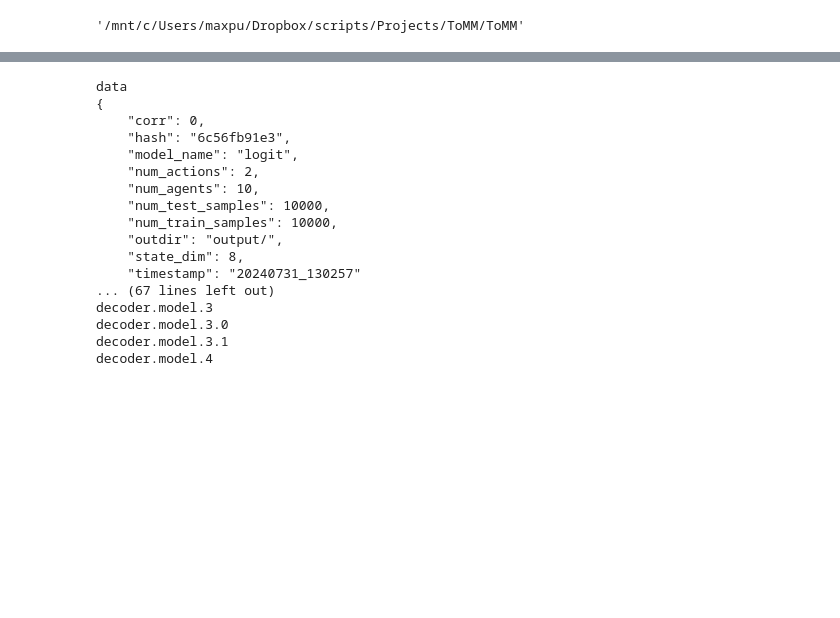
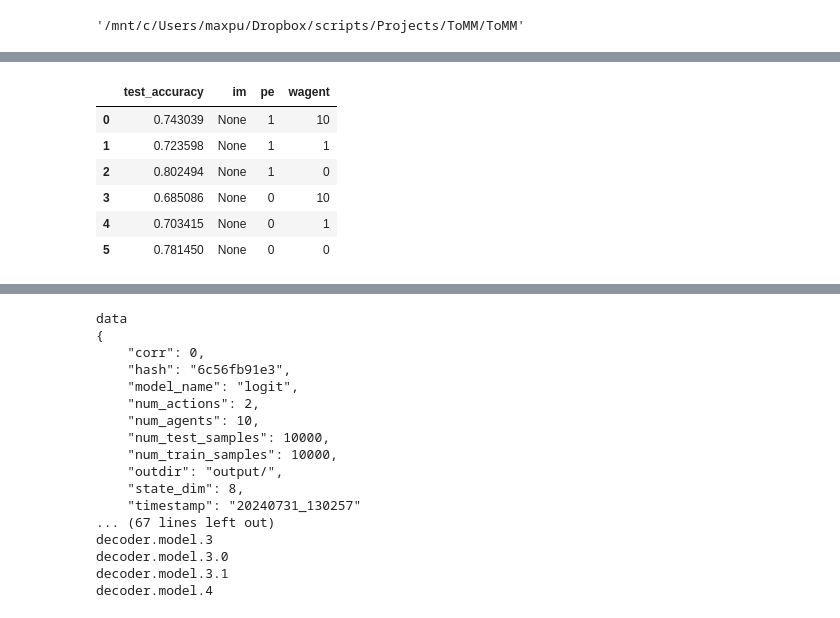
Before and after one commit to amimem/ToMM, a Jupyter notebook: notebooks/analyze_wandb_runs.ipynb, the cells around one changed output, grey strips where cells are left out. Saved outputs shown, nothing was run; the diff lists cells and outputs as text; code cells hidden in the pictures; blank space fills up the shorter version.

```diff
--- a/notebooks/analyze_wandb_runs.ipynb
+++ b/notebooks/analyze_wandb_runs.ipynb
@@ -90,0 +120,10 @@ N10_P505199_l16_c0_lr0.0005_imNone_dtMLPtest1state
+# %%
+df
+# %% [output]
+|  | test_accuracy | im | pe | wagent |
+| 0 | 0.743039 | None | 1 | 10 |
+| 1 | 0.723598 | None | 1 | 1 |
+| 2 | 0.802494 | None | 1 | 0 |
+| 3 | 0.685086 | None | 0 | 10 |
+| 4 | 0.703415 | None | 0 | 1 |
+| 5 | 0.781450 | None | 0 | 0 |
```
Also changed, not shown: parts of 10 cells of this notebook, 4 other files.
